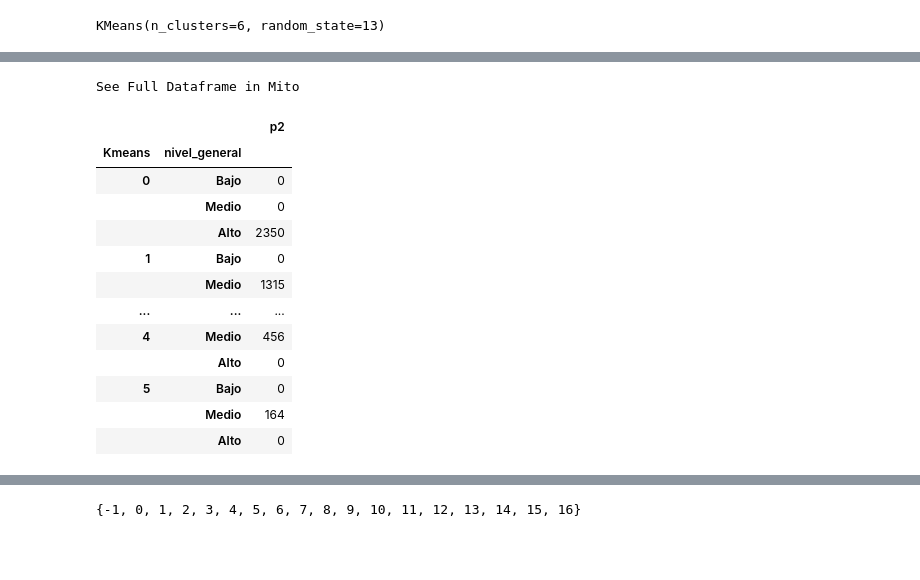
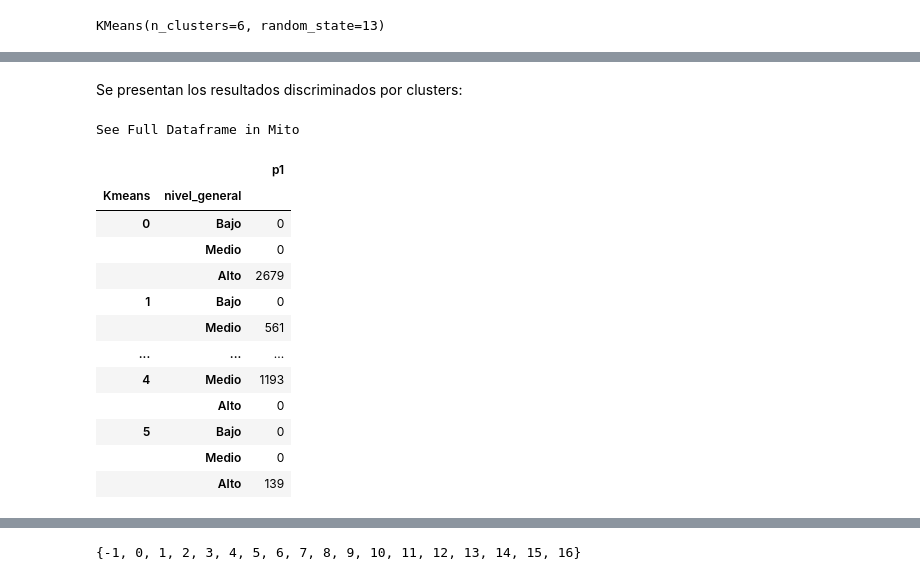
Before and after one commit to JECaballeroR/ANS-Equipo6-2023, a Jupyter notebook: Entrega 1_Proyecto.ipynb, the cells around one changed output, grey strips where cells are left out. Saved outputs shown, nothing was run; the diff lists cells and outputs as text; code cells hidden in the pictures; blank space fills up the shorter version.

Commit message:
Avance Noche Esteban final v1.2 FINAL(5).
Limpieza general de código y algunos comentarios

```diff
--- a/Entrega 1_Proyecto.ipynb
+++ b/Entrega 1_Proyecto.ipynb
@@ -736,20 +758,22 @@ silhouette_score(pd.DataFrame(scores), score_df['Kmeans'], random_state=1345)
+# %% [markdown]
+Se presentan los resultados discriminados por clusters:
 # %%
-data_imputado[['Kmeans', 'nivel_general', 'p2']].groupby(['Kmeans', 'nivel_general']).count()
+data_imputado[['Kmeans', 'nivel_general', 'p1']].groupby(['Kmeans', 'nivel_general']).count()
 # %% [output]
 See Full Dataframe in Mito
-|  |  | p2 |
+|  |  | p1 |
 | Kmeans | nivel_general |  |
 | 0 | Bajo | 0 |
 |  | Medio | 0 |
-|  | Alto | 2350 |
+|  | Alto | 2679 |
 | 1 | Bajo | 0 |
-|  | Medio | 1315 |
+|  | Medio | 561 |
 | ... | ... | ... |
-| 4 | Medio | 456 |
+| 4 | Medio | 1193 |
 |  | Alto | 0 |
 | 5 | Bajo | 0 |
-|  | Medio | 164 |
-|  | Alto | 0 |
+|  | Medio | 0 |
+|  | Alto | 139 |
 # %%
 preguntas=[f'p{x}' for x in list(range(1,21))]
 # %%
```
Also changed, not shown: parts of 32 cells of this notebook.
